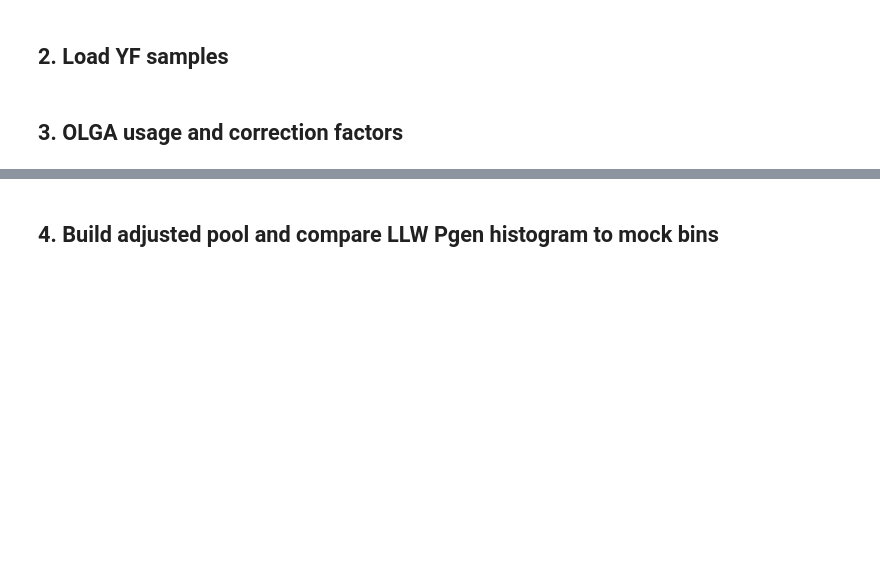
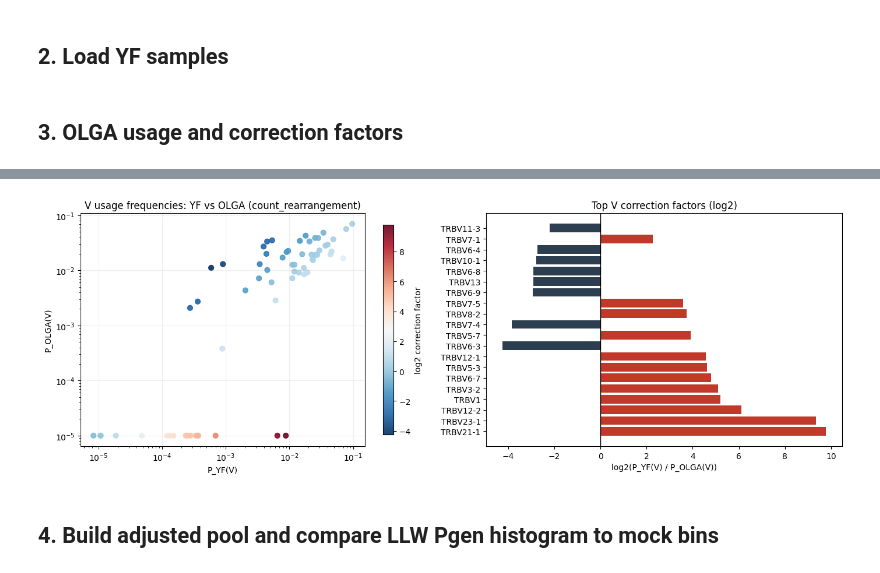
Before and after one commit to antigenomics/mirpy, a Jupyter notebook: notebooks/vdjbet_yf.ipynb, the cells around one changed output, grey strips where cells are left out. Drawn from its saved outputs; the diff is of its cells as text; code cells hidden in the pictures; blank space fills up the shorter version.

```diff
--- a/notebooks/vdjbet_yf.ipynb
+++ b/notebooks/vdjbet_yf.ipynb
@@ -28,14 +28,20 @@ from mir.common.repertoire import LocusRepertoire, Repertoire
 SEED = 42
 N_MOCKS = 200
 POOL_SIZE = 200_000
-OLGA_USAGE_N = 100_000
+OLGA_USAGE_N = 1_000_000
+# count_rearrangement (default, unweighted) or count_duplicates (weighted by duplicate_count)
+USAGE_COUNT_MODE = "count_rearrangement"
+USAGE_PSEUDOCOUNT = 1.0
+YFV_CACHE_DIRNAME = "pkl_trb_repertoires"
 
 _yfv_candidates = [
+    Path("notebooks/assets/large/yfv19"),
     Path("assets/large/yfv19"),
-    Path("notebooks/assets/large/yfv19"),
     Path("../notebooks/assets/large/yfv19"),
 ]
 YFV_DIR = next((p for p in _yfv_candidates if p.exists()), _yfv_candidates[0])
 
 print(f"YFV_DIR = {YFV_DIR}")
+print(f"Usage mode = {USAGE_COUNT_MODE}, pseudocount = {USAGE_PSEUDOCOUNT}")
+print(f"OLGA usage cache size = {OLGA_USAGE_N:,}")
 # %% [output]
@@ -127,32 +168,57 @@ These factors are used by `PgenGeneUsageAdjustment`.
 olga_model = OlgaModel(locus="TRB", seed=SEED)
 olga_gu = olga_model.compute_usage_cache(n=OLGA_USAGE_N, seed=SEED)
 
-yfv_v = yfv_gu.v_usage("TRB")
-olga_v = olga_gu.v_usage("TRB")
+# Centralized frequency + factor computation from GeneUsage module
+v_cmp = yfv_gu.usage_comparison(
+    olga_gu,
+    "TRB",
+    scope="v",
+    count=USAGE_COUNT_MODE,
+    pseudocount=USAGE_PSEUDOCOUNT,
+)
+vj_cmp = yfv_gu.usage_comparison(
+    olga_gu,
+    "TRB",
+    scope="vj",
+    count=USAGE_COUNT_MODE,
+    pseudocount=USAGE_PSEUDOCOUNT,
+)
 
-v_genes = sorted(set(yfv_v) | set(olga_v))
-v_df = pd.DataFrame({
-    "v_gene": v_genes,
-    "p_yf": [float(yfv_v.get(g, 0.0)) for g in v_genes],
-    "p_olga": [float(olga_v.get(g, 0.0)) for g in v_genes],
-})
-eps = 1e-9
-v_df["factor_v"] = (v_df["p_yf"] + eps) / (v_df["p_olga"] + eps)
-v_df["log2_factor_v"] = np.log2(v_df["factor_v"])
+v_df = pd.DataFrame(
+    [
+        {
+            "v_gene": k,
+            "p_yf": vals["p_self"],
+            "p_olga": vals["p_reference"],
+            "factor_v": vals["factor"],
+        }
+        for k, vals in v_cmp.items()
+    ]
+)
+v_df["log2_factor_v"] = np.log2(np.clip(v_df["factor_v"].values, 1e-300, None))
 
-yfv_vj = yfv_gu.vj_usage("TRB")
-olga_vj = olga_gu.vj_usage("TRB")
-vj_keys = sorted(set(yfv_vj) | set(olga_vj))
-vj_df = pd.DataFrame({
-    "v_gene": [k[0] for k in vj_keys],
-    "j_gene": [k[1] for k in vj_keys],
-    "p_yf": [float(yfv_vj.get(k, 0.0)) for k in vj_keys],
-    "p_olga": [float(olga_vj.get(k, 0.0)) for k in vj_keys],
-})
-vj_df["factor_vj"] = (vj_df["p_yf"] + eps) / (vj_df["p_olga"] + eps)
-vj_df["log2_factor_vj"] = np.log2(vj_df["factor_vj"])
+vj_df = pd.DataFrame(
+    [
+        {
+            "v_gene": k[0],
+            "j_gene": k[1],
+            "p_yf": vals["p_self"],
+            "p_olga": vals["p_reference"],
+            "factor_vj": vals["factor"],
+        }
+        for k, vals in vj_cmp.items()
+    ]
+)
+vj_df["log2_factor_vj"] = np.log2(np.clip(vj_df["factor_vj"].values, 1e-300, None))
 
-pgen_adj = PgenGeneUsageAdjustment(yfv_gu, cache_size=100_000, seed=SEED)
+pgen_adj = PgenGeneUsageAdjustment(
+    yfv_gu,
+    cache_size=OLGA_USAGE_N,
+    seed=SEED,
+    count=USAGE_COUNT_MODE,
+    pseudocount=USAGE_PSEUDOCOUNT,
+    reference=olga_gu,
+)
 
 print("Top V genes by |log2 factor|:")
 display(v_df.assign(abs_log2=lambda d: d["log2_factor_v"].abs()).sort_values("abs_log2", ascending=False).head(15))
@@ -161,14 +227,15 @@ display(vj_df.assign(abs_log2=lambda d: d["log2_factor_vj"].abs()).sort_values("
 
 fig, axes = plt.subplots(1, 2, figsize=(14, 5))
 
-x = np.clip(v_df["p_yf"].values, 1e-8, None)
-y = np.clip(v_df["p_olga"].values, 1e-8, None)
+x = np.clip(v_df["p_yf"].values, 1e-12, None)
+y = np.clip(v_df["p_olga"].values, 1e-12, None)
 sc = axes[0].scatter(x, y, c=v_df["log2_factor_v"].values, cmap="RdBu_r", s=40, alpha=0.9)
+axes[0].plot([x.min(), x.max()], [x.min(), x.max()], color="#666666", linestyle=":", linewidth=1)
 axes[0].set_xscale("log")
 axes[0].set_yscale("log")
 axes[0].set_xlabel("P_YF(V)")
 axes[0].set_ylabel("P_OLGA(V)")
-axes[0].set_title("V usage: YF vs OLGA")
+axes[0].set_title(f"V usage frequencies: YF vs OLGA ({USAGE_COUNT_MODE}, n={OLGA_USAGE_N:,})")
 axes[0].grid(alpha=0.2)
 cb = plt.colorbar(sc, ax=axes[0], shrink=0.9)
 cb.set_label("log2 correction factor")
@@ -181,3 +248,6 @@ axes[1].set_xlabel("log2(P_YF(V) / P_OLGA(V))")
 
 plt.tight_layout()
 plt.show()
+
+print(f"Zero-frequency OLGA V genes in comparison table: {(v_df['p_olga'] == 0).sum()}")
+# %% [output]
@@ -184,3 +288,4 @@ plt.show()
+[figure, added]
 # %% [markdown]
 ## 4. Build adjusted pool and compare LLW Pgen histogram to mock bins
 # %%
```
Also changed, not shown: parts of 11 cells of this notebook, 10 other files.
